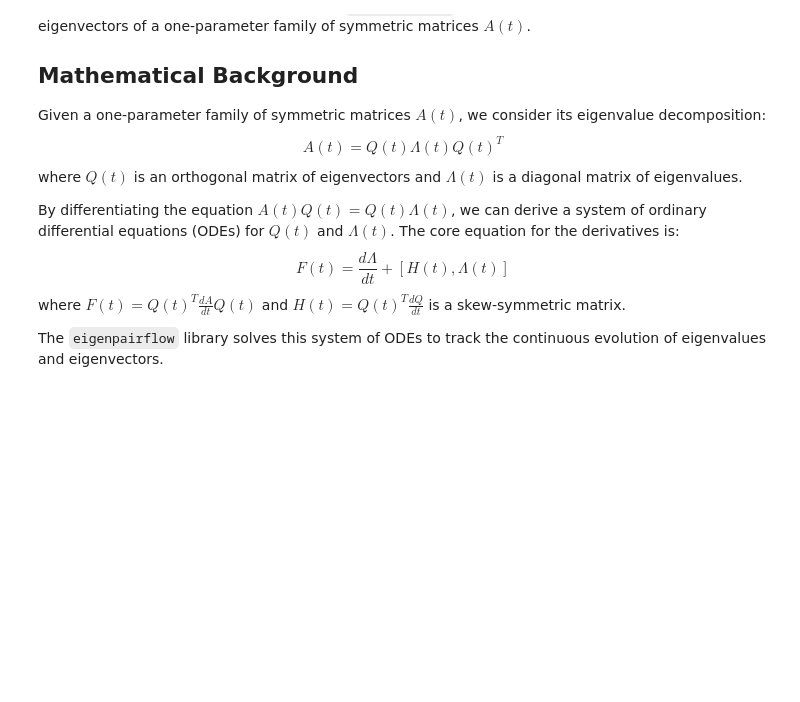
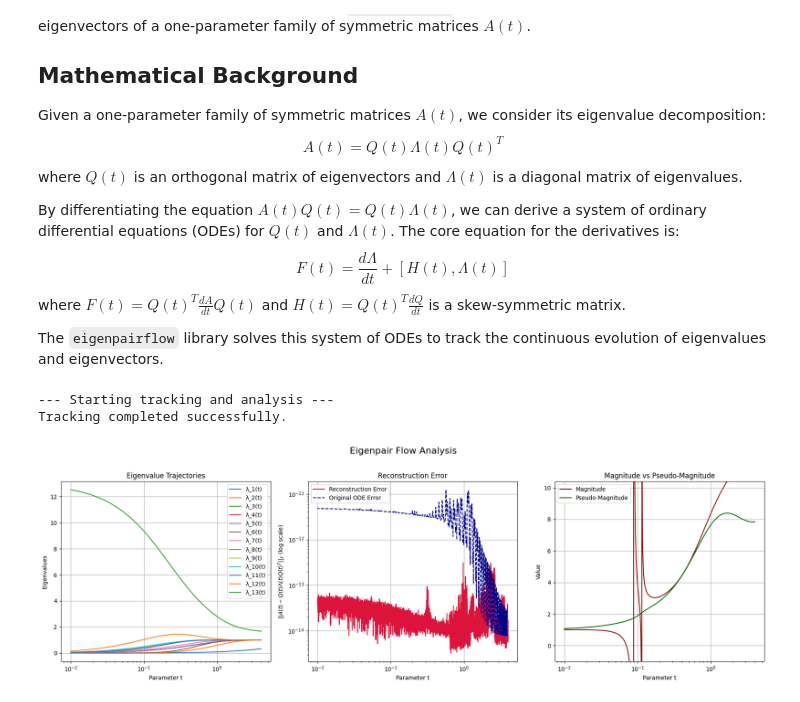
Before and after one commit to t-uda/EigenpairFlow, a Jupyter notebook: notebooks/eigenpairflow_demonstration.ipynb, the cells around one changed output. Drawn from its saved outputs; the diff is of its cells as text; code cells hidden in the pictures; blank space fills up the shorter version.

```diff
--- a/notebooks/eigenpairflow_demonstration.ipynb
+++ b/notebooks/eigenpairflow_demonstration.ipynb
@@ -159,0 +57,50 @@ else:
+# %%
+# --- 2. Run the Eigenpair Tracking ---
+
+# Define the time interval and evaluation points
+t_start, t_end = 4.0, 1.0e-2
+t_eval = np.geomspace(t_start, t_end, 10000)
+
+# Call the main tracking function
+print("--- Starting tracking and analysis ---")
+results = eigenpairtrack(
+    A_func,
+    dA_func,
+    (t_start, t_end),
+    t_eval,
+    matrix_type="symmetric",
+    method="eigh",
+    apply_correction=True
+)
+
+if not results.success:
+    print(f"Tracking failed: {results.message}")
+else:
+    print("Tracking completed successfully.")
+# %% [output]
+--- Starting tracking and analysis ---
+Tracking completed successfully.
+# %%
+# --- 3. Post-processing and Visualization ---
+if results.success:
+    # Perform application-specific analysis (magnitude calculation)
+    zero_indices = get_zero_indices(results.Lambdas)
+    magnitudes = calculate_magnitudes(results.Qs, results.Lambdas, D)
+    pseudo_magnitudes = calculate_pseudo_magnitudes(
+        results.Qs, results.Lambdas, D, zero_indices
+    )
+
+    # Create a combined plot
+    fig, axes = plt.subplots(1, 3, figsize=(18, 6))
+
+    # Plot the generic tracking results (eigenvalue trajectories and error)
+    plot_tracking_results(results, axes=axes[0:2])
+
+    # Plot the application-specific magnitude results
+    plot_magnitudes(results.t_eval, magnitudes, pseudo_magnitudes, ax=axes[2])
+
+    fig.suptitle("Eigenpair Flow Analysis", fontsize=16)
+    plt.tight_layout(rect=[0, 0, 1, 0.96])
+    plt.show()
+# %% [output]
+[figure, added]
```
Also changed, not shown: parts of 4 cells of this notebook, 12 other files.
